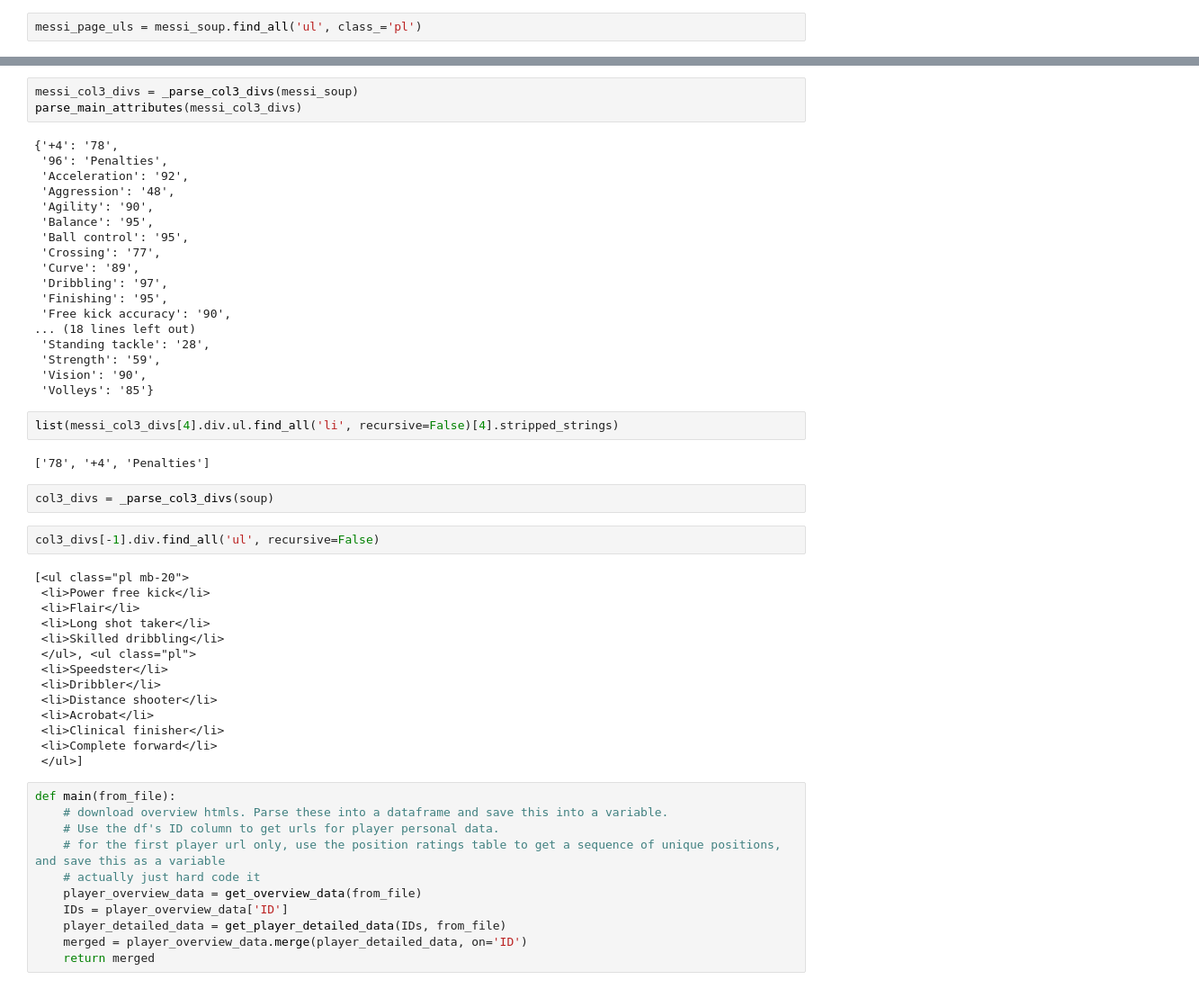
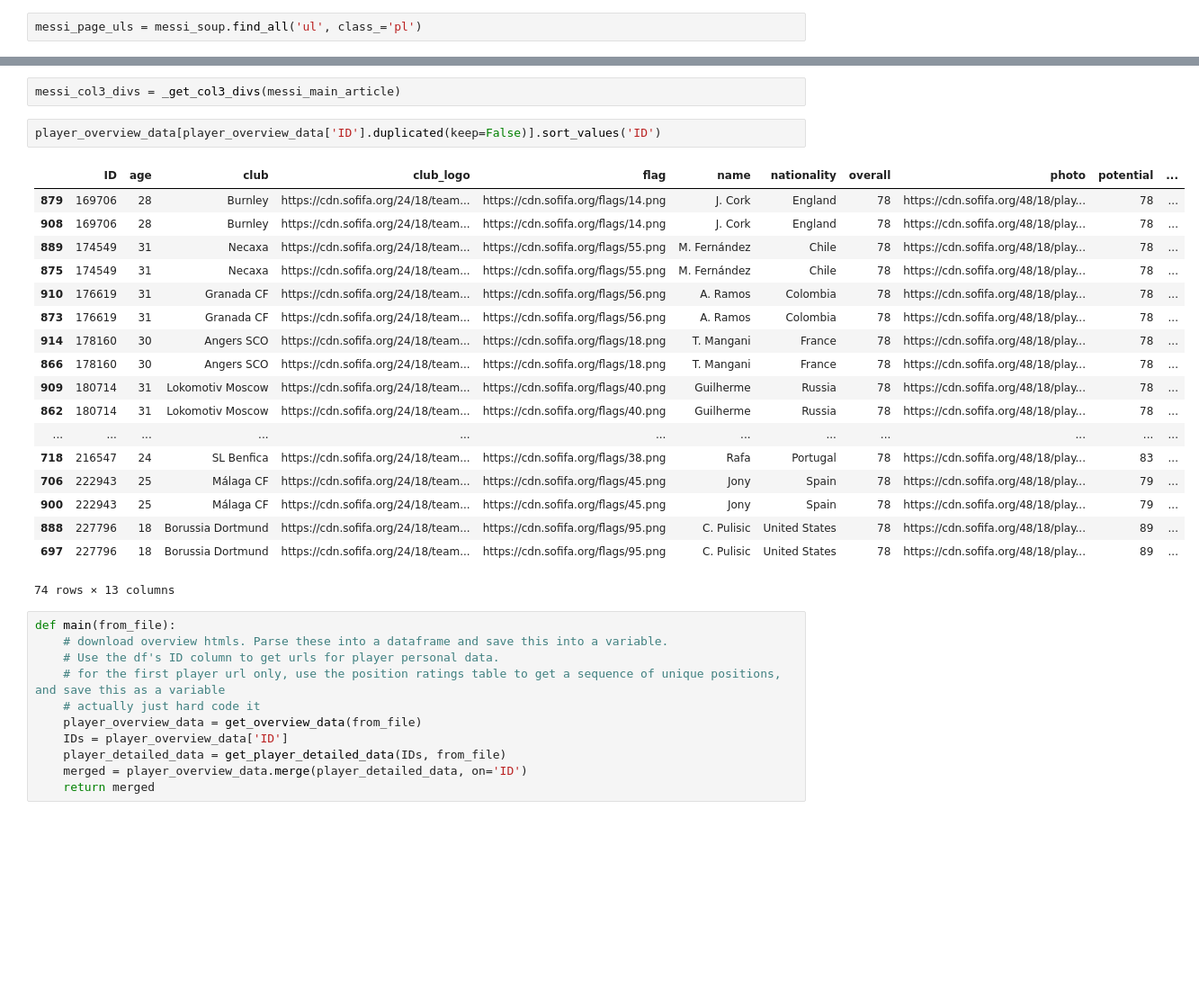
Before and after one commit to kevinheavey/fifa18-even-more-player-data, a Jupyter notebook: crawler.ipynb, the cells around one changed output, grey strips where cells are left out. Shown at 90% size. Saved outputs shown, nothing was run; the diff lists cells and outputs as text; blank space fills up the shorter version.

```diff
--- a/crawler.ipynb
+++ b/crawler.ipynb
@@ -386,46 +488,26 @@ parse_player_miscellaneous_data(messi_page_uls)
-# %%
-messi_col3_divs = _parse_col3_divs(messi_soup)
-parse_main_attributes(messi_col3_divs)
-# %% [output]
-{'+4': '78',
- '96': 'Penalties',
- 'Acceleration': '92',
- 'Aggression': '48',
- 'Agility': '90',
- 'Balance': '95',
- 'Ball control': '95',
- 'Crossing': '77',
- 'Curve': '89',
- 'Dribbling': '97',
- 'Finishing': '95',
- 'Free kick accuracy': '90',
-... (18 lines left out)
- 'Standing tackle': '28',
- 'Strength': '59',
- 'Vision': '90',
- 'Volleys': '85'}
-# %%
-list(messi_col3_divs[4].div.ul.find_all('li', recursive=False)[4].stripped_strings)
-# %% [output]
-['78', '+4', 'Penalties']
-# %%
-col3_divs = _parse_col3_divs(soup)
-# %%
-col3_divs[-1].div.find_all('ul', recursive=False)
-# %% [output]
-[<ul class="pl mb-20">
- <li>Power free kick</li>
- <li>Flair</li>
- <li>Long shot taker</li>
- <li>Skilled dribbling</li>
- </ul>, <ul class="pl">
- <li>Speedster</li>
- <li>Dribbler</li>
- <li>Distance shooter</li>
- <li>Acrobat</li>
- <li>Clinical finisher</li>
- <li>Complete forward</li>
- </ul>]
+# %%
+messi_col3_divs = _get_col3_divs(messi_main_article)
+# %%
+player_overview_data[player_overview_data['ID'].duplicated(keep=False)].sort_values('ID')
+# %% [output]
+|  | ID | age | club | club_logo | flag | name | nationality | overall | photo | potential | ... |
+| 879 | 169706 | 28 | Burnley | https://cdn.sofifa.org/24/18/team... | https://cdn.sofifa.org/flags/14.png | J. Cork | England | 78 | https://cdn.sofifa.org/48/18/play... | 78 | ... |
+| 908 | 169706 | 28 | Burnley | https://cdn.sofifa.org/24/18/team... | https://cdn.sofifa.org/flags/14.png | J. Cork | England | 78 | https://cdn.sofifa.org/48/18/play... | 78 | ... |
+| 889 | 174549 | 31 | Necaxa | https://cdn.sofifa.org/24/18/team... | https://cdn.sofifa.org/flags/55.png | M. Fernández | Chile | 78 | https://cdn.sofifa.org/48/18/play... | 78 | ... |
+| 875 | 174549 | 31 | Necaxa | https://cdn.sofifa.org/24/18/team... | https://cdn.sofifa.org/flags/55.png | M. Fernández | Chile | 78 | https://cdn.sofifa.org/48/18/play... | 78 | ... |
+| 910 | 176619 | 31 | Granada CF | https://cdn.sofifa.org/24/18/team... | https://cdn.sofifa.org/flags/56.png | A. Ramos | Colombia | 78 | https://cdn.sofifa.org/48/18/play... | 78 | ... |
+| 873 | 176619 | 31 | Granada CF | https://cdn.sofifa.org/24/18/team... | https://cdn.sofifa.org/flags/56.png | A. Ramos | Colombia | 78 | https://cdn.sofifa.org/48/18/play... | 78 | ... |
+| 914 | 178160 | 30 | Angers SCO | https://cdn.sofifa.org/24/18/team... | https://cdn.sofifa.org/flags/18.png | T. Mangani | France | 78 | https://cdn.sofifa.org/48/18/play... | 78 | ... |
+| 866 | 178160 | 30 | Angers SCO | https://cdn.sofifa.org/24/18/team... | https://cdn.sofifa.org/flags/18.png | T. Mangani | France | 78 | https://cdn.sofifa.org/48/18/play... | 78 | ... |
+| 909 | 180714 | 31 | Lokomotiv Moscow | https://cdn.sofifa.org/24/18/team... | https://cdn.sofifa.org/flags/40.png | Guilherme | Russia | 78 | https://cdn.sofifa.org/48/18/play... | 78 | ... |
+| 862 | 180714 | 31 | Lokomotiv Moscow | https://cdn.sofifa.org/24/18/team... | https://cdn.sofifa.org/flags/40.png | Guilherme | Russia | 78 | https://cdn.sofifa.org/48/18/play... | 78 | ... |
+| ... | ... | ... | ... | ... | ... | ... | ... | ... | ... | ... | ... |
+| 718 | 216547 | 24 | SL Benfica | https://cdn.sofifa.org/24/18/team... | https://cdn.sofifa.org/flags/38.png | Rafa | Portugal | 78 | https://cdn.sofifa.org/48/18/play... | 83 | ... |
+| 706 | 222943 | 25 | Málaga CF | https://cdn.sofifa.org/24/18/team... | https://cdn.sofifa.org/flags/45.png | Jony | Spain | 78 | https://cdn.sofifa.org/48/18/play... | 79 | ... |
+| 900 | 222943 | 25 | Málaga CF | https://cdn.sofifa.org/24/18/team... | https://cdn.sofifa.org/flags/45.png | Jony | Spain | 78 | https://cdn.sofifa.org/48/18/play... | 79 | ... |
+| 888 | 227796 | 18 | Borussia Dortmund | https://cdn.sofifa.org/24/18/team... | https://cdn.sofifa.org/flags/95.png | C. Pulisic | United States | 78 | https://cdn.sofifa.org/48/18/play... | 89 | ... |
+| 697 | 227796 | 18 | Borussia Dortmund | https://cdn.sofifa.org/24/18/team... | https://cdn.sofifa.org/flags/95.png | C. Pulisic | United States | 78 | https://cdn.sofifa.org/48/18/play... | 89 | ... |
+74 rows × 13 columns
 # %%
 def main(from_file):
     # download overview htmls. Parse these into a dataframe and save this into a variable.
```
Also changed, not shown: parts of 45 cells of this notebook.
